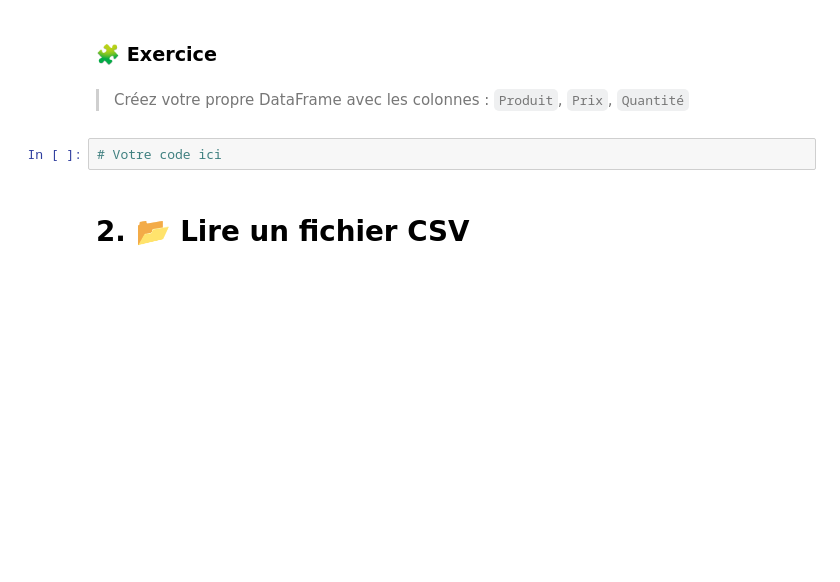
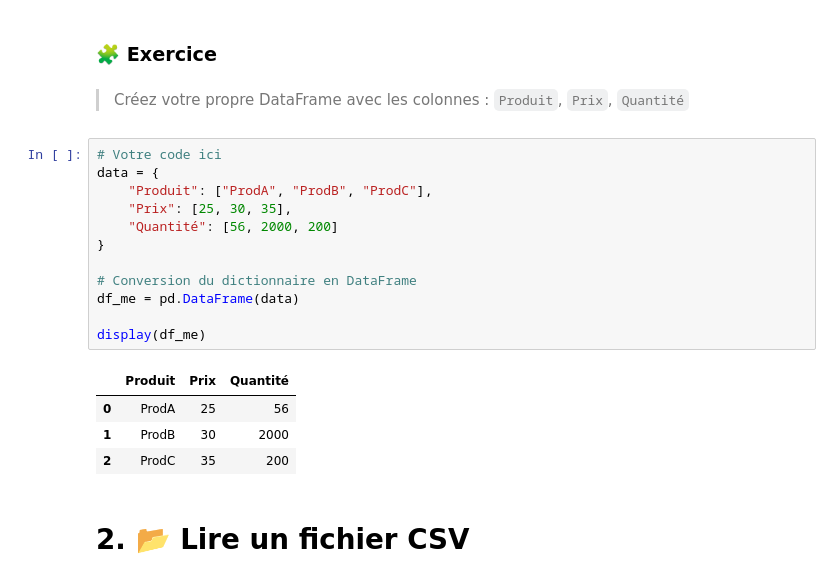
Before and after one commit to CSAADZIDI/init_pandas, a Jupyter notebook: pandas_essentiels.ipynb, the cells around one changed output. Drawn from its saved outputs; the diff is of its cells as text; blank space fills up the shorter version.

```diff
--- a/pandas_essentiels.ipynb
+++ b/pandas_essentiels.ipynb
@@ -51,6 +56,21 @@ display(df)
 > Créez votre propre DataFrame avec les colonnes : `Produit`, `Prix`, `Quantité`
 # %%
 # Votre code ici
+data = {
+    "Produit": ["ProdA", "ProdB", "ProdC"],
+    "Prix": [25, 30, 35],
+    "Quantité": [56, 2000, 200]
+}
+
+# Conversion du dictionnaire en DataFrame
+df_me = pd.DataFrame(data)
+
+display(df_me)
+# %% [output]
+|  | Produit | Prix | Quantité |
+| 0 | ProdA | 25 | 56 |
+| 1 | ProdB | 30 | 2000 |
+| 2 | ProdC | 35 | 200 |
 # %% [markdown]
 # 2. 📂 Lire un fichier CSV
 # %% [markdown]
```
Also changed, not shown: parts of 32 cells of this notebook.
